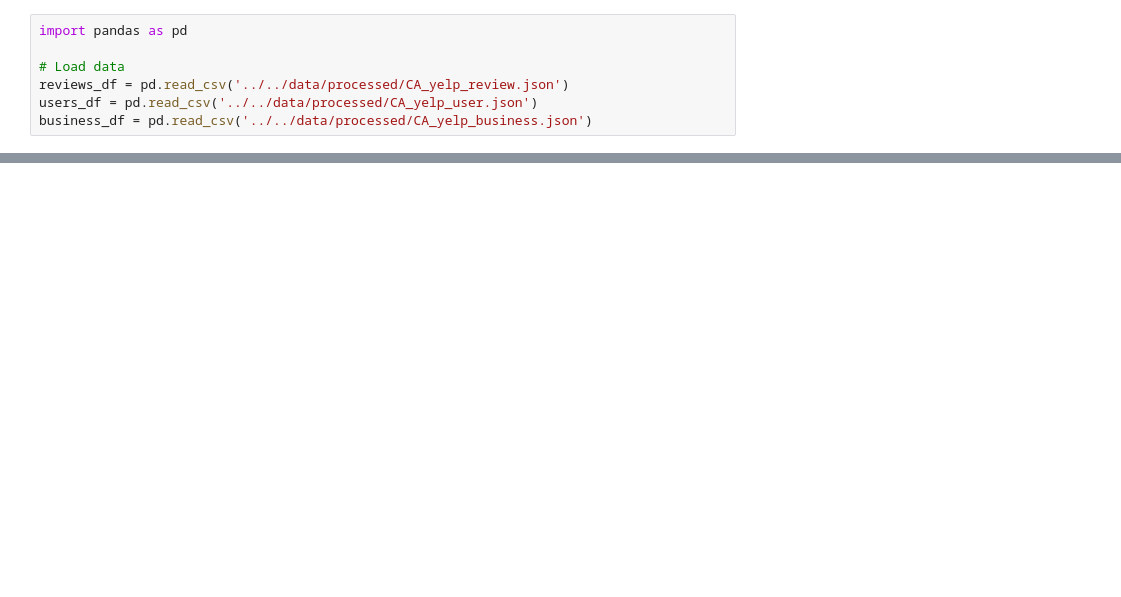
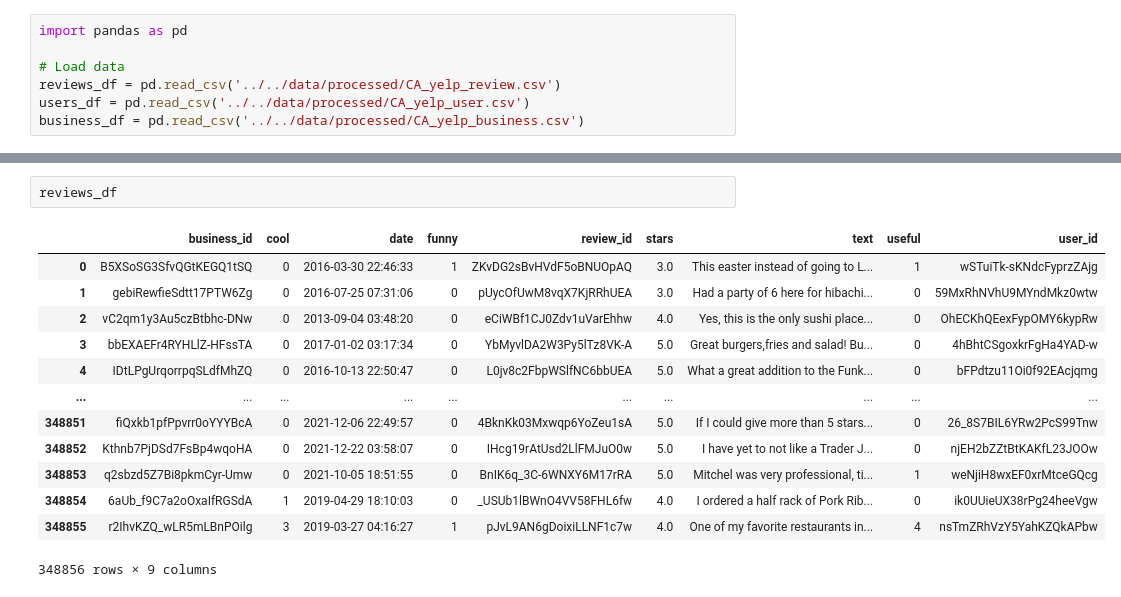
Before and after one commit to ThomasWinn/food-recommender, a Jupyter notebook: food-recommender/notebooks/exploratory/eda.ipynb, the cells around one changed output, grey strips where cells are left out. Drawn from its saved outputs; the diff is of its cells as text; blank space fills up the shorter version.

```diff
--- a/food-recommender/notebooks/exploratory/eda.ipynb
+++ b/food-recommender/notebooks/exploratory/eda.ipynb
@@ -2,6 +8,6 @@
 import pandas as pd
 
 # Load data
-reviews_df = pd.read_csv('../../data/processed/CA_yelp_review.json')
-users_df = pd.read_csv('../../data/processed/CA_yelp_user.json')
-business_df = pd.read_csv('../../data/processed/CA_yelp_business.json')
+reviews_df = pd.read_csv('../../data/processed/CA_yelp_review.csv')
+users_df = pd.read_csv('../../data/processed/CA_yelp_user.csv')
+business_df = pd.read_csv('../../data/processed/CA_yelp_business.csv')
@@ -9,0 +46,16 @@ TypeError: read_csv() got an unexpected keyword argument 'lines'
+# %%
+reviews_df
+# %% [output]
+|  | business_id | cool | date | funny | review_id | stars | text | useful | user_id |
+| 0 | B5XSoSG3SfvQGtKEGQ1tSQ | 0 | 2016-03-30 22:46:33 | 1 | ZKvDG2sBvHVdF5oBNUOpAQ | 3.0 | This easter instead of going to L... | 1 | wSTuiTk-sKNdcFyprzZAjg |
+| 1 | gebiRewfieSdtt17PTW6Zg | 0 | 2016-07-25 07:31:06 | 0 | pUycOfUwM8vqX7KjRRhUEA | 3.0 | Had a party of 6 here for hibachi... | 0 | 59MxRhNVhU9MYndMkz0wtw |
+| 2 | vC2qm1y3Au5czBtbhc-DNw | 0 | 2013-09-04 03:48:20 | 0 | eCiWBf1CJ0Zdv1uVarEhhw | 4.0 | Yes, this is the only sushi place... | 0 | OhECKhQEexFypOMY6kypRw |
+| 3 | bbEXAEFr4RYHLlZ-HFssTA | 0 | 2017-01-02 03:17:34 | 0 | YbMyvlDA2W3Py5lTz8VK-A | 5.0 | Great burgers,fries and salad! Bu... | 0 | 4hBhtCSgoxkrFgHa4YAD-w |
+| 4 | IDtLPgUrqorrpqSLdfMhZQ | 0 | 2016-10-13 22:50:47 | 0 | L0jv8c2FbpWSlfNC6bbUEA | 5.0 | What a great addition to the Funk... | 0 | bFPdtzu11Oi0f92EAcjqmg |
+| ... | ... | ... | ... | ... | ... | ... | ... | ... | ... |
+| 348851 | fiQxkb1pfPpvrr0oYYYBcA | 0 | 2021-12-06 22:49:57 | 0 | 4BknKk03Mxwqp6YoZeu1sA | 5.0 | If I could give more than 5 stars... | 0 | 26_8S7BIL6YRw2PcS99Tnw |
+| 348852 | Kthnb7PjDSd7FsBp4wqoHA | 0 | 2021-12-22 03:58:07 | 0 | IHcg19rAtUsd2LlFMJuO0w | 5.0 | I have yet to not like a Trader J... | 0 | njEH2bZZtBtKAKfL23JOOw |
+| 348853 | q2sbzd5Z7Bi8pkmCyr-Umw | 0 | 2021-10-05 18:51:55 | 0 | BnIK6q_3C-6WNXY6M17rRA | 5.0 | Mitchel was very professional, ti... | 1 | weNjiH8wxEF0xrMtceGQcg |
+| 348854 | 6aUb_f9C7a2oOxaIfRGSdA | 1 | 2019-04-29 18:10:03 | 0 | _USUb1lBWnO4VV58FHL6fw | 4.0 | I ordered a half rack of Pork Rib... | 0 | ik0UUieUX38rPg24heeVgw |
+| 348855 | r2IhvKZQ_wLR5mLBnPOilg | 3 | 2019-03-27 04:16:27 | 1 | pJvL9AN6gDoixiLLNF1c7w | 4.0 | One of my favorite restaurants in... | 4 | nsTmZRhVzY5YahKZQkAPbw |
+348856 rows × 9 columns
```
Also changed, not shown: parts of 17 cells of this notebook, 1 other file.
